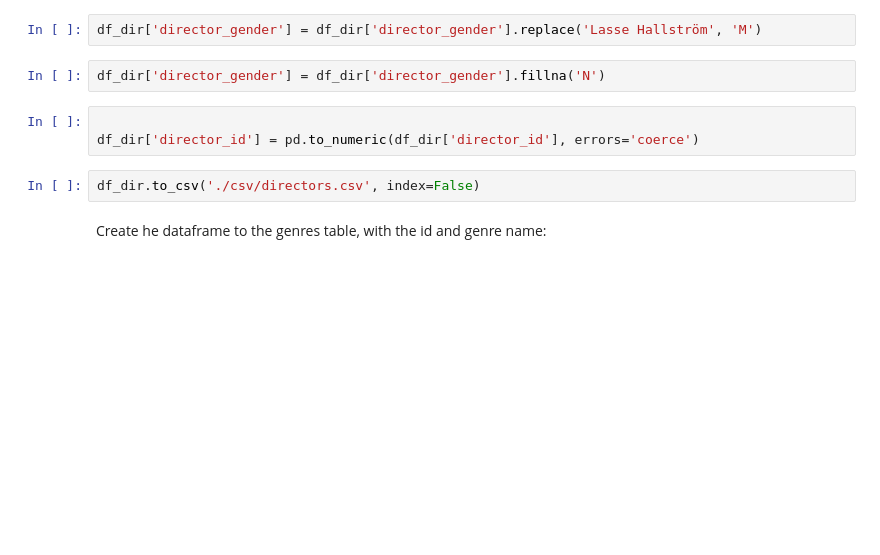
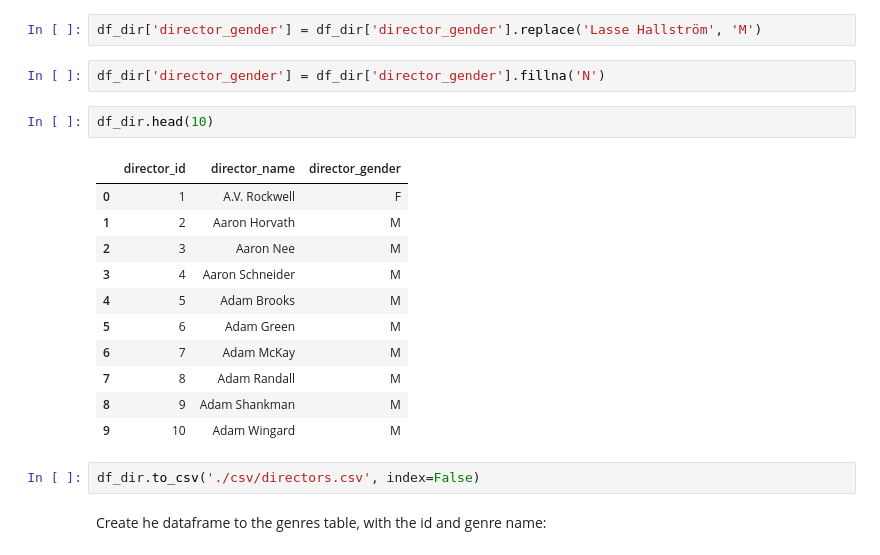
Before and after one commit to almudenaolg/top_2000_movies, a Jupyter notebook: preparing_data.ipynb, the cells around one changed output. Cells and saved outputs as stored; diff of their text form; blank space fills up the shorter version.

```diff
--- a/preparing_data.ipynb
+++ b/preparing_data.ipynb
@@ -25,9 +25,20 @@ df_dir.rename(columns={'person_id': 'director_id', 'person_name': 'director_name
 df_dir['director_gender'] = df_dir['director_gender'].replace('Lasse Hallström', 'M')
 # %%
 df_dir['director_gender'] = df_dir['director_gender'].fillna('N')
-# %%
-
-df_dir['director_id'] = pd.to_numeric(df_dir['director_id'], errors='coerce')
+# %%
+df_dir.head(10)
+# %% [output]
+|  | director_id | director_name | director_gender |
+| 0 | 1 | A.V. Rockwell | F |
+| 1 | 2 | Aaron Horvath | M |
+| 2 | 3 | Aaron Nee | M |
+| 3 | 4 | Aaron Schneider | M |
+| 4 | 5 | Adam Brooks | M |
+| 5 | 6 | Adam Green | M |
+| 6 | 7 | Adam McKay | M |
+| 7 | 8 | Adam Randall | M |
+| 8 | 9 | Adam Shankman | M |
+| 9 | 10 | Adam Wingard | M |
 # %%
 df_dir.to_csv('./csv/directors.csv', index=False)
 # %% [markdown]
```
Also changed, not shown: parts of 3 cells of this notebook, 1 other file.
